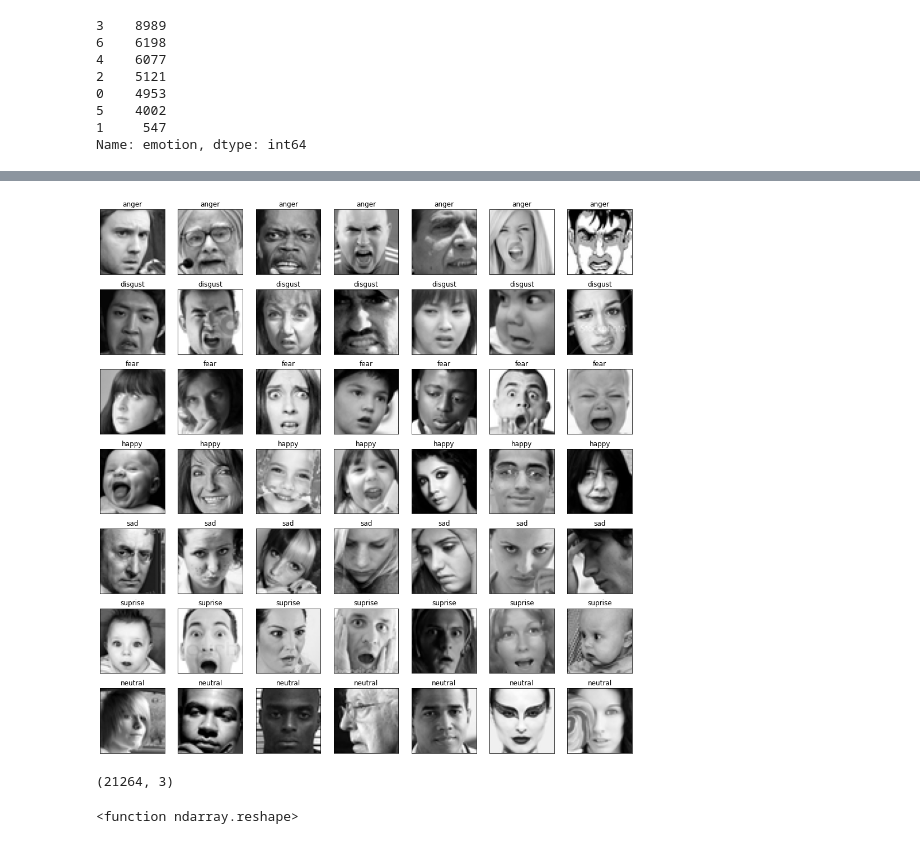
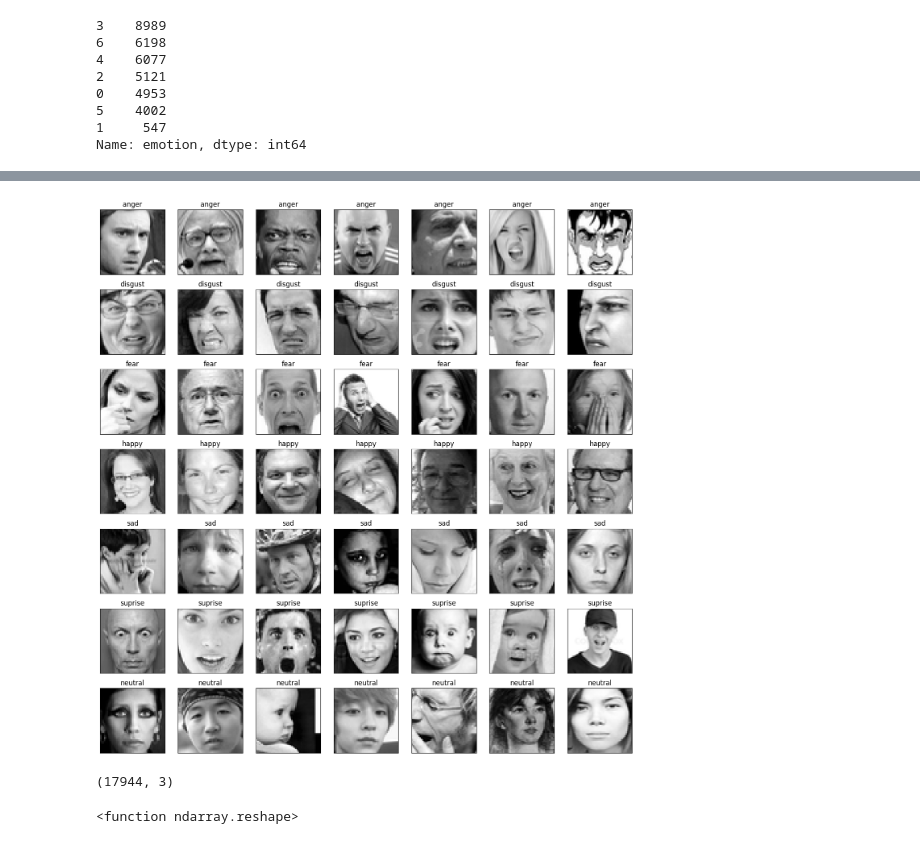
Before and after one commit to devashish10397/Emotion-Detection, a Jupyter notebook: Simple./EmotionDetectionWithAnalysis.ipynb, the cells around one changed output, grey strips where cells are left out. Drawn from its saved outputs; the diff is of its cells as text; code cells hidden in the pictures.

Commit message:
changed emotions to match paper 2
emotions are now angry, happy, suprised

```diff
--- a/Simple./EmotionDetectionWithAnalysis.ipynb
+++ b/Simple./EmotionDetectionWithAnalysis.ipynb
@@ -91,28 +94,28 @@ emotion_labels = {
 # %%
 # display example images for each emotion in dataset
 fig = plotGraph.figure(1,(14,14))
 
 k = 0
 
 for label in sorted(fer2013_df.emotion.unique()):
   for j in range(7):
-    px = fer2013_df[fer2013_df.emotion == label].pixels.iloc[k]
+    px = fer2013_df[fer2013_df.emotion == label].pixels.iloc[j]
     px = np.array(px.split(" ")).reshape(48,48).astype("float32")
 
     k += 1
 
     ax = plotGraph.subplot(7,7,k)
     ax.imshow(px, cmap="gray")
     ax.set_xticks([])
     ax.set_yticks([])
 
     ax.set_title(emotion_labels[label])
     plotGraph.tight_layout()
 # %% [output]
-[figure, old version]
+[figure, new version]
 # %%
-#  only focus on three emotions: happy, sad, nuetral
-EMOTIONS_TO_FOCUS_ON = [3,4,6]
+#  only focus on three emotions: angry, happy, suprised
+EMOTIONS_TO_FOCUS_ON = [0,3,5]
 
 fer2013_df = fer2013_df[
     fer2013_df.emotion.isin(EMOTIONS_TO_FOCUS_ON)
@@ -121,7 +124,7 @@ fer2013_df = fer2013_df[
 # get same of new dataset
 fer2013_df.shape
 # %% [output]
-(21264, 3)
+(17944, 3)
 # %%
 img_array = fer2013_df.pixels.apply(lambda x:
                                     np.array(x.split(" ")).reshape(48,48,1).astype(
```
Also changed, not shown: parts of 14 cells of this notebook.
